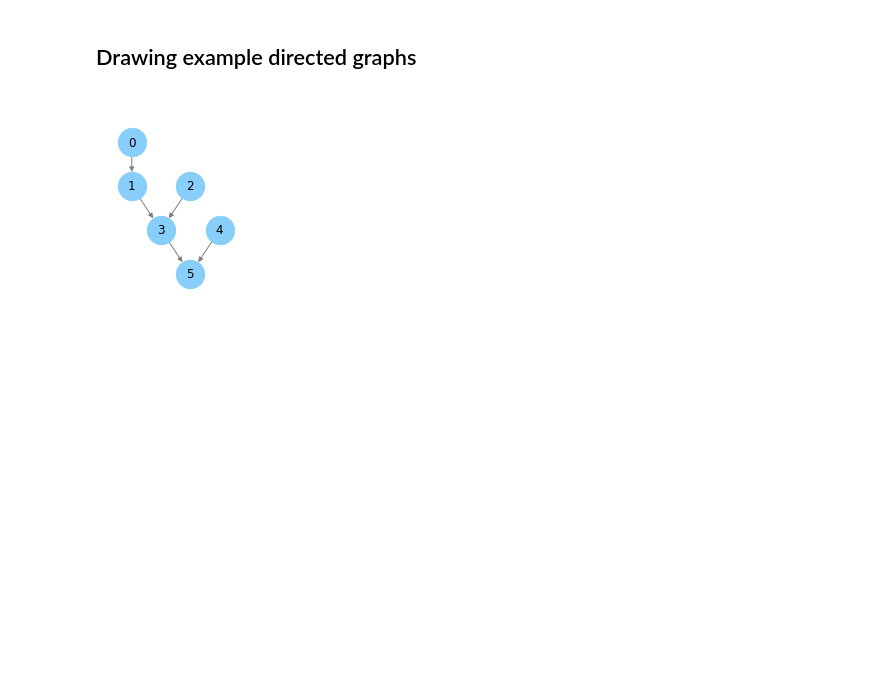
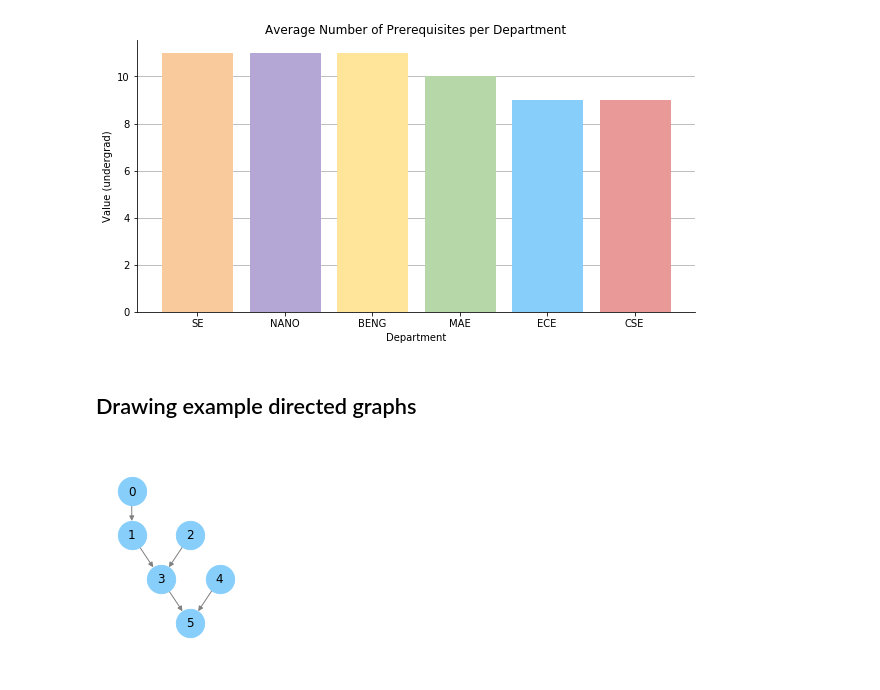
Before and after one commit to mbwibowo/ucsd-course-network, a Jupyter notebook: chart_viz.ipynb, the cells around one changed output. Drawn from its saved outputs; the diff is of its cells as text; code cells hidden in the pictures; blank space fills up the shorter version.

```diff
--- a/chart_viz.ipynb
+++ b/chart_viz.ipynb
@@ -187,3 +190,48 @@ for i, bar in enumerate(anc_bar):
+# %%
+# example course plans based on each major's requirements
+plans = dict()
+plans['ECE'] = ['ECE 5', 'ECE 25', 'ECE 30', 'ECE 35', 'ECE 45', 'ECE 65', 'ECE 15', 'ECE 17', 'MATH 18', 'MATH 20A', \
+              'MATH 20B', 'MATH 20C', 'MATH 20D', 'MATH 20E', 'CHEM 6A', 'PHYS 2A', 'PHYS 2B', 'PHYS 2C', 'ECE 100', \
+              'ECE 101', 'ECE 107', 'ECE 109', 'ECE 171A', 'ECE 174', 'ECE 175A', 'ECE 171B', 'ECE 111', 'ECE 153', \
+              'ECE 161A', 'ECE 161B', 'ECE 161C', 'ECE 164', 'ECE 143', 'ECE 158A', 'ECE 158B', 'ECE 16', 'ECE 102']
+plans['CSE'] = ['CSE 8B', 'CSE 12', 'CSE 15L', 'CSE 20', 'CSE 21', 'CSE 30', 'CSE 3', 'CSE 7', 'MATH 20A', 'MATH 20B', \
+              'MATH 20C', 'MATH 18', 'PHYS 2A', 'PHYS 2B', 'CSE 103', 'CSE 100', 'CSE 101', 'CSE 105', 'CSE 110', \
+              'CSE 140', 'CSE 141', 'CSE 120', 'CSE 130', 'CSE 107', 'CSE 150A', 'ECE 174', 'ECE 153', 'CSE 151', \
+              'CSE 152', 'CSE 154', 'CSE 156', 'CSE 166']
+plans['NANO'] = ['MATH 18', 'MATH 20A', 'MATH 20B', 'MATH 20C','MATH 20D', 'MATH 20E', 'PHYS 2A', 'PHYS 2B', 'PHYS 2C', \
+               'PHYS 2D', 'CHEM 6A', 'CHEM 6B', 'CHEM 6C', 'NANO 15', 'NANO 106', 'NANO 107', 'NANO 1', 'NANO 101', \
+               'NANO 102', 'NANO 103', 'NANO 104', 'NANO 110', 'NANO 111', 'NANO 112', 'NANO 120A', 'NANO 120B', \
+               'NANO 141A', 'NANO 141B', 'NANO 108', 'NANO 148', 'NANO 158', 'NANO 174', 'NANO 168']
+plans['SE'] = ['MATH 20A', 'MATH 20B', 'MATH 20C', 'SE 1', 'SE 3', 'CHEM 6A', 'PHYS 2A', 'PHYS 2B', 'MATH 20D', 'MATH 18', \
+             'MATH 20E', 'SE 101A', 'SE 101B', 'SE 9', 'PHYS 2C', 'SE 110A', 'SE 110B', 'SE 104', 'SE 101C', 'SE 115', \
+             'SE 131', 'SE 121A', 'SE 121B', 'SE 130B', 'SE 130A', 'SE 125', 'SE 140A', 'SE 140B', 'SE 167', 'SE 168', \
+             'SE 163', 'SE 160A', 'SE 160B']
+plans['MAE'] = ['MATH 20B', 'MATH 20C', 'PHYS 2A', 'PHYS 2B', 'MAE 3', 'MATH 18', 'MATH 20E', 'MAE 8', 'MAE 30A', 'MAE 30B' \
+              'MAE 131A', 'MAE 101A', 'MAE 101B', 'MAE 143A', 'MAE 143B', 'MAE 170', 'MAE 160', 'MAE 171A', 'MAE 156B', \
+              'MAE 156A', 'MATH 20A', 'CHEM 6A', 'MATH 20D', 'PHYS 2C', 'ESYS 101', 'MAE 3', 'CENG 100', 'MAE 105', \
+              'MAE 107', 'CHEM 171', 'MAE 101C', 'MAE 150', 'MAE 122', 'ECE 174', 'MAE 120', 'ECE 143', 'MAE 130']
+plans['BENG'] = ['BENG 1', 'BILD 1', 'CHEM 6A', 'CHEM 6B', 'MAE 8', 'MATH 20A', 'MATH 20B', 'MATH 20C', 'PHYS 2A', \
+               'PHYS 2B', 'PHYS 2BL', 'BENG 100', 'BENG 109', 'CHEM 7L', 'MAE 3', 'MAE 140', 'MATH 20D', 'MATH 20E', \
+               'MATH 20F', 'PHYS 2C', 'PHYS 2CL', 'BENG 101', 'BENG 103B', 'BENG 110', 'BENG 112A', 'BENG 140A', \
+               'BENG 140B', 'BENG 172', 'BENG 186B', 'BENG 187A', 'BENG 191', 'MAE 170', 'BENG 122A', 'BENG 125', \
+               'BENG 130', 'BENG 186A', 'BENG 187B', 'BENG 187C', 'BENG 187D', 'BENG 169A', 'BENG 169B', 'BENG 191', \
+               'MAE 107', 'MAE 150', 'ECE 171', 'ECE 174']
+
+plan_res = []
+for k, v in plans.items():
+    plan_res.append([len(iterate_plan(v, 5, 1, 100)), k])
+
+plan_res.sort(reverse=True)
+plt.figure(figsize=figsize)
+plan_bar = plt.bar([i[1] for i in plan_res], [i[0] for i in plan_res])
+plt.title('Average Number of Prerequisites per Department')
+plt.xlabel('Department')
+plt.ylabel('Value (undergrad)')
+plt.grid(True, 'major', 'y')
+for i, bar in enumerate(plan_bar):
+    bar.set_color(colors[plan_res[i][1]])
+# %% [output]
+[figure, added]
 # %% [markdown]
 ## Drawing example directed graphs
 # %%
```
Also changed, not shown: parts of 4 cells of this notebook.
